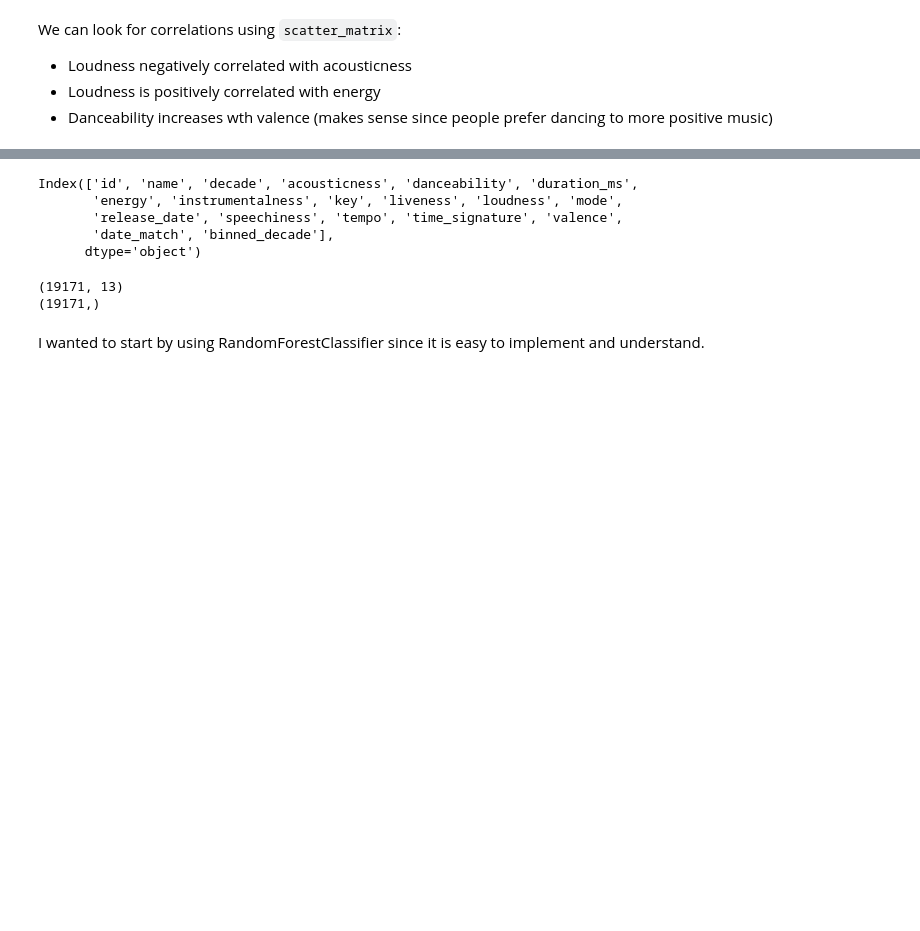
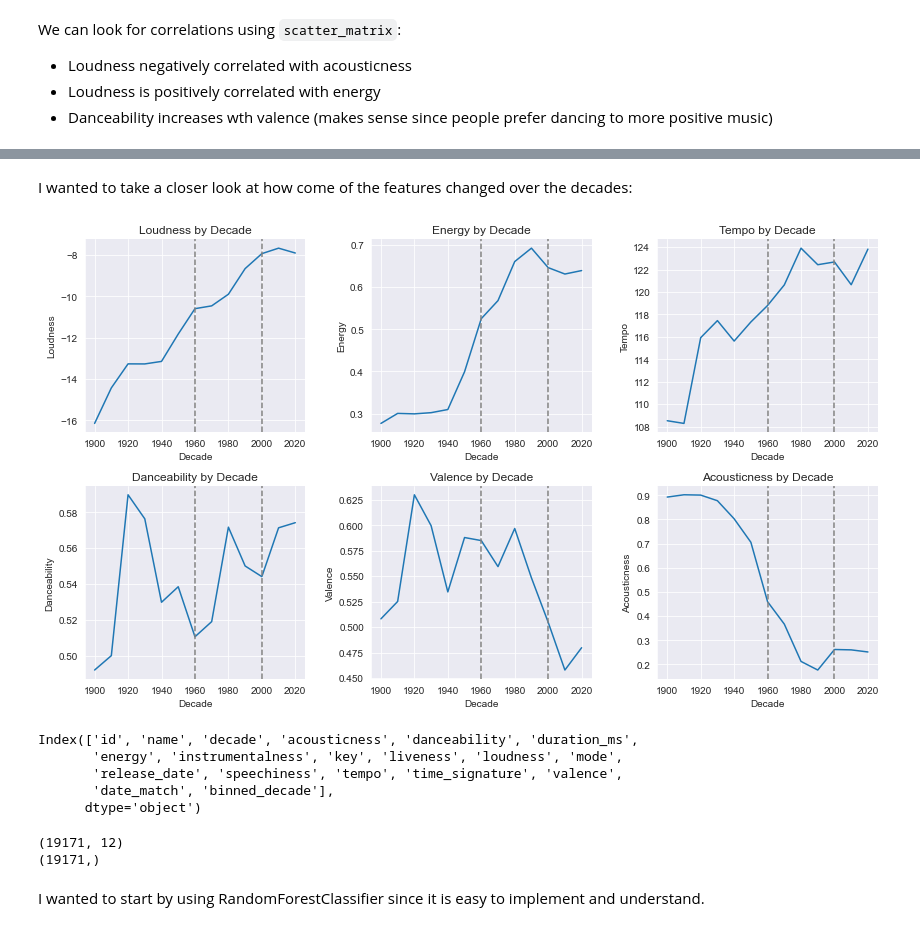
Before and after one commit to ritisha2000/SongClassificationByDecade, a Jupyter notebook: DecadeClassification.ipynb, the cells around one changed output, grey strips where cells are left out. Cells and saved outputs as stored; diff of their text form; code cells hidden in the pictures; blank space fills up the shorter version.

```diff
--- a/DecadeClassification.ipynb
+++ b/DecadeClassification.ipynb
@@ -109,3 +109,44 @@ plt.show()
+# %% [markdown]
+I wanted to take a closer look at how come of the features changed over the decades:
+# %%
+import seaborn as sns
+
+def mean_trend(df, feature):
+    trend = []
+    # For each decade find the mean value for the feature
+    for decade in np.unique(df["decade"]):
+        mean_loud = np.mean(df.loc[df["decade"] == decade][feature])
+        trend.append(mean_loud)
+    return trend
+
+features = ["loudness", "energy", "tempo", "danceability", "valence", "acousticness"]
+
+count = 1
+fig, ax = plt.subplots(figsize=(12, 7))
+for f in features:
+    plt.subplot(2,3,count)
+    count += 1
+
+    # Find the trend line and plot
+    trend = mean_trend(df, f)
+    plt.plot(np.unique(df["decade"]), trend)
+
+    # Plot labels and titles
+    plt.title(str(f).capitalize()+" by Decade")
+    plt.xlabel("Decade")
+    plt.ylabel(str(f).capitalize())
+
+    # Where I divided the dataset
+    plt.axvline(x=1960, linestyle='--', color="gray")
+    plt.axvline(x=2000, linestyle='--', color="gray")
+
+    sns.set_style("darkgrid")
+    sns.despine()
+
+fig.tight_layout()
+plt.show()
+# %% [output]
+[figure, added]
 # %%
 df.columns
 # %% [output]
@@ -117,8 +158,9 @@ Index(['id', 'name', 'decade', 'acousticness', 'danceability', 'duration_ms',
 # %%
 from sklearn.model_selection import train_test_split
 
+clean_df = df.drop(columns=["decade", "binned_decade", "release_date", "id", "name", "date_match", "mode"])
 # Creating training and testing sets
-X = np.array(df.drop(columns=["decade", "binned_decade", "release_date", "id", "name", "date_match"]))
+X = np.array(clean_df)
 y = np.array(df["binned_decade"])
 
 X_train, X_test, y_train, y_test = train_test_split(X, y, test_size=0.2, random_state=42)
@@ -126,7 +168,7 @@ X_train, X_test, y_train, y_test = train_test_split(X, y, test_size=0.2, random_
 print(X_train.shape)
 print(y_train.shape)
 # %% [output]
-(19171, 13)
+(19171, 12)
 (19171,)
 # %% [markdown]
 I wanted to start by using RandomForestClassifier since it is easy to implement and understand.
```
Also changed, not shown: parts of 9 cells of this notebook.
